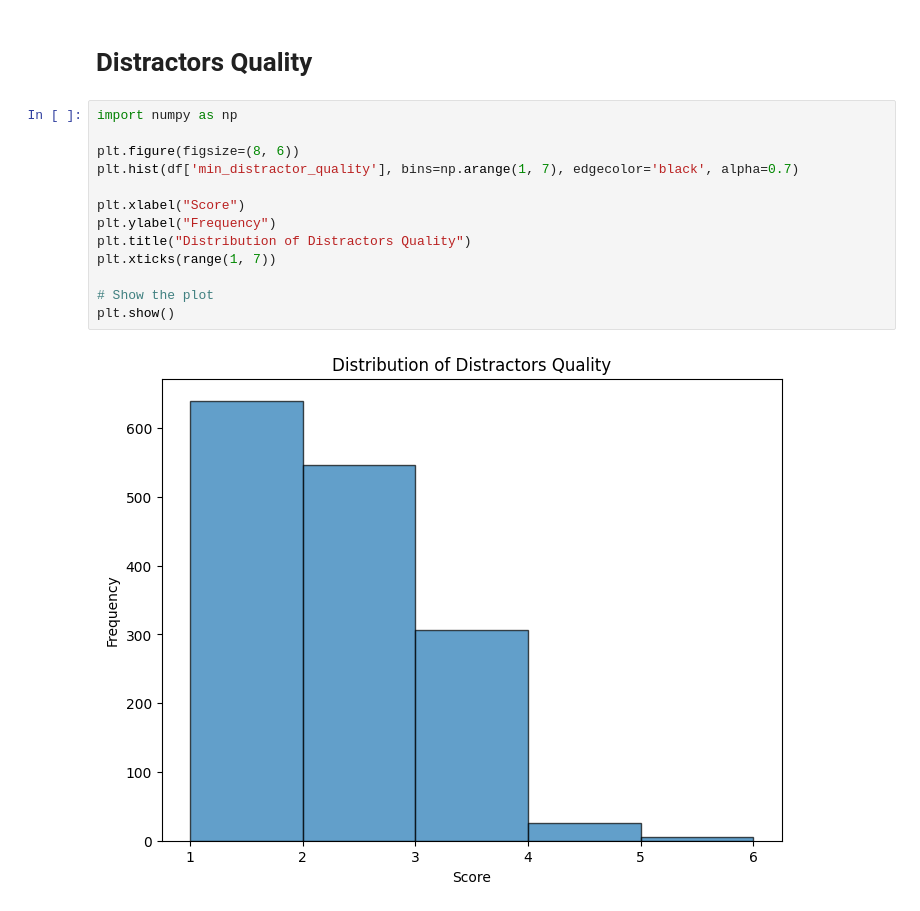
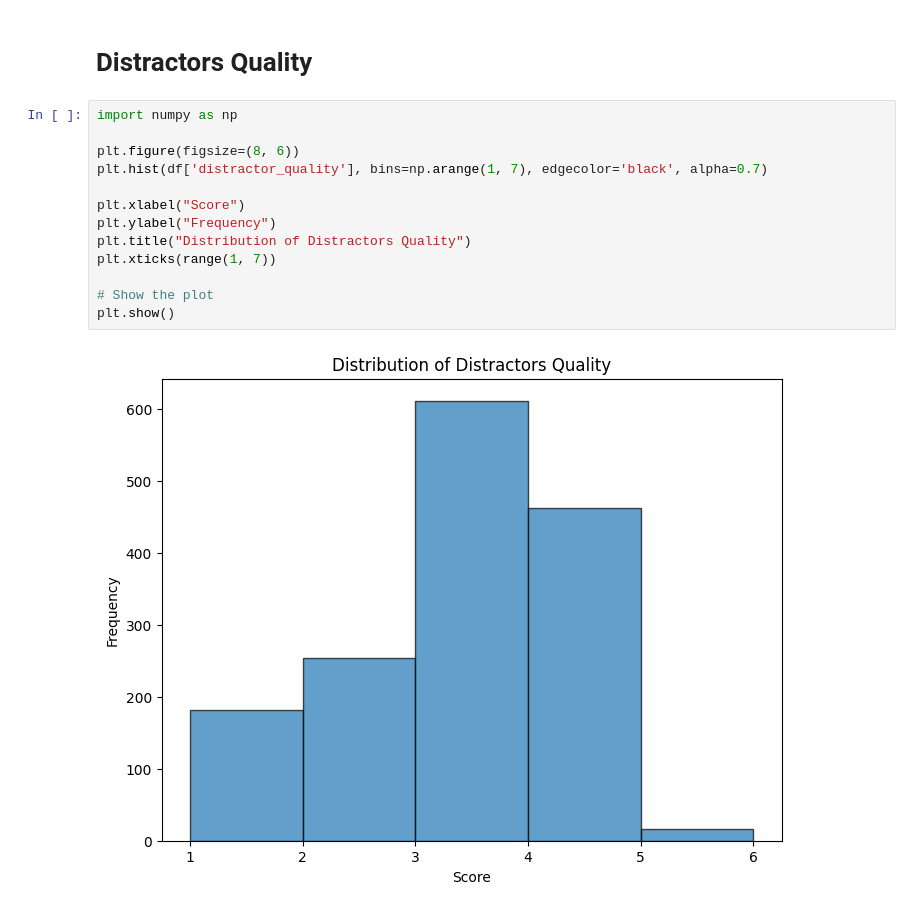
Before and after one commit to asanchez75/slm-mcq-eval, a Jupyter notebook: notebooks/base_model_results/llama1b/temp1.ipynb, the cells around one changed output. Drawn from its saved outputs; the diff is of its cells as text.

Commit message:
add distractors quality for llama1b

```diff
--- a/notebooks/base_model_results/llama1b/temp1.ipynb
+++ b/notebooks/base_model_results/llama1b/temp1.ipynb
@@ -345,15 +345,15 @@ answerability_freqs
 # %%
 import numpy as np
 
 plt.figure(figsize=(8, 6))
-plt.hist(df['min_distractor_quality'], bins=np.arange(1, 7), edgecolor='black', alpha=0.7)
+plt.hist(df['distractor_quality'], bins=np.arange(1, 7), edgecolor='black', alpha=0.7)
 
 plt.xlabel("Score")
 plt.ylabel("Frequency")
 plt.title("Distribution of Distractors Quality")
 plt.xticks(range(1, 7))
 
 # Show the plot
 plt.show()
 # %% [output]
-[figure, old version]
+[figure, new version]
```
Also changed, not shown: parts of 2 cells of this notebook, 5 other files.
